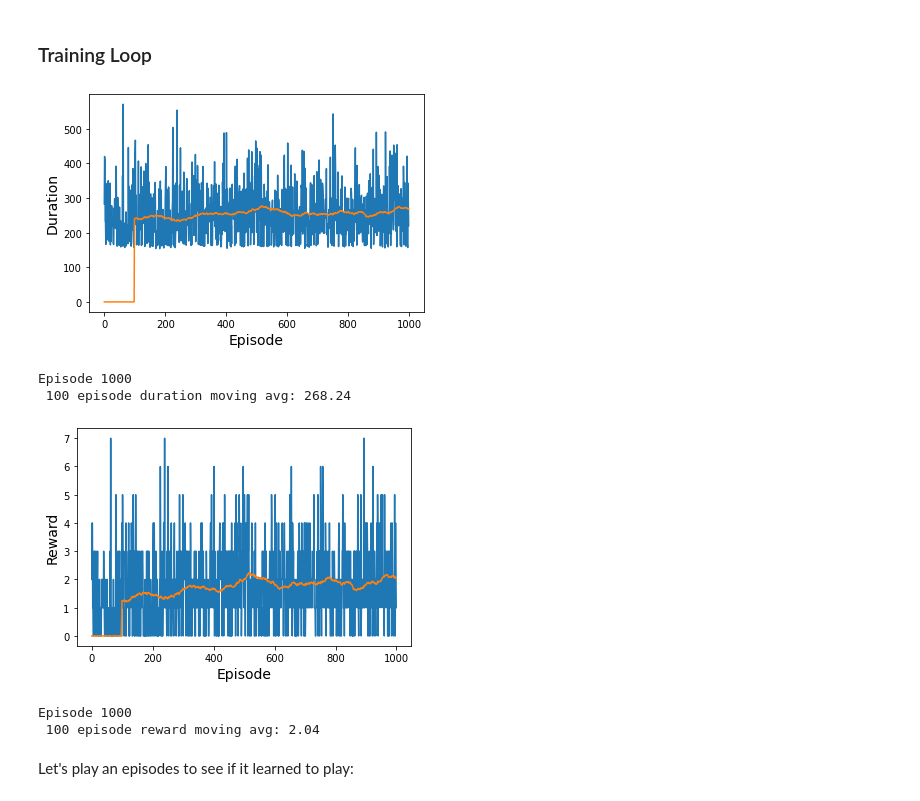
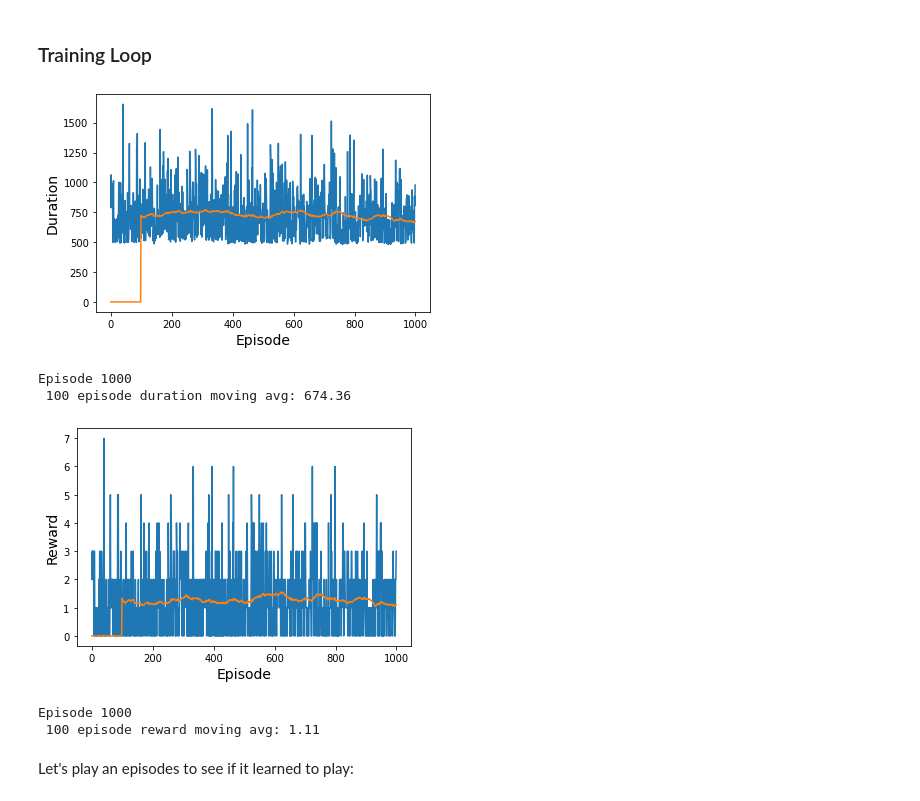
Before and after one commit to AngieC96/ReinforcementLProject, a Jupyter notebook: code/Breakout_Linear.ipynb, the cells around one changed output. Drawn from its saved outputs; the diff is of its cells as text; code cells hidden in the pictures.

Commit message:
Second linear net

```diff
--- a/code/Breakout_Linear.ipynb
+++ b/code/Breakout_Linear.ipynb
@@ -146,9 +146,9 @@ class EnvManager():
 
     def __init__(self, device):
         self.device = device
-        self.env = gym.make('Breakout-v0').unwrapped
+        #self.env = gym.make('Breakout-v0').unwrapped
         #self.env = gym.make('BreakoutDeterministic-v4').unwrapped
-        #self.env = gym.make('BreakoutNoFrameskip-v4').unwrapped
+        self.env = gym.make('BreakoutNoFrameskip-v4').unwrapped
         self.env.reset() # to have an initial observation of the env
         self.current_screen = None
         self.done = False
@@ -209,7 +209,7 @@ class EnvManager():
         # Strip off top and bottom
         top = int(screen_height * 0.25)
         bottom = int(screen_height)
-        screen = screen[:, top:bottom, :] # strips off the top 40% of the original screen and the bottom 20%
+        screen = screen[:, top:bottom, :] # strips off the top 40% of the original screen
         return screen
 
     def transform_screen_data(self, screen):
@@ -437,39 +437,39 @@ for episode in range(num_episodes):
         memory.push(Experience(state, action, next_state, reward))
         state = next_state
 
         if memory.can_provide_sample(batch_size):
             experiences = memory.sample(batch_size)
             states, actions, rewards, next_states = extract_tensors(experiences)
 
             current_q_values = QValues.get_current(policy_net, states, actions)
             next_q_values = QValues.get_next(target_net, next_states)
             target_q_values = rewards + (gamma * next_q_values)  # Bellman's equation
 
             loss = F.mse_loss(current_q_values, target_q_values.unsqueeze(1))
             optimizer.zero_grad()
             loss.backward()
             optimizer.step()
 
         if em.done:
             episode_durations.append(timestep)
             plot_durations(episode_durations, 100)
             episode_rewards.append(episode_reward)
             plot_rewards(episode_rewards, 100)
             break
 
     if episode % target_update == 0:
         target_net.load_state_dict(policy_net.state_dict())
         save_checkpoint(policy_net, optimizer, num_episodes)
 
-save_weights(policy_net, "Linear_01")
+save_weights(policy_net, "Linear_02")
 em.close()
 # %% [output]
-[figure, old version]
+[figure, new version]
 Episode 1000
- 100 episode duration moving avg: 268.24
+ 100 episode duration moving avg: 674.36
-[figure, old version]
+[figure, new version]
 Episode 1000
- 100 episode reward moving avg: 2.04
+ 100 episode reward moving avg: 1.11
 # %% [markdown]
 Let's play an episodes to see if it learned to play:
 # %%
```
Also changed, not shown: parts of 3 cells of this notebook, 7 other files.
